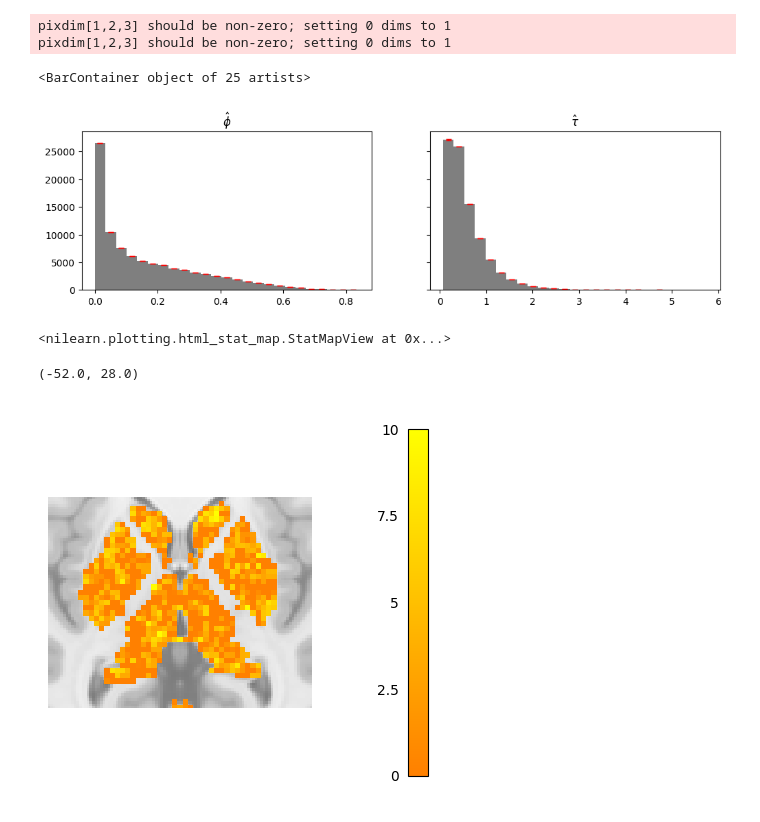
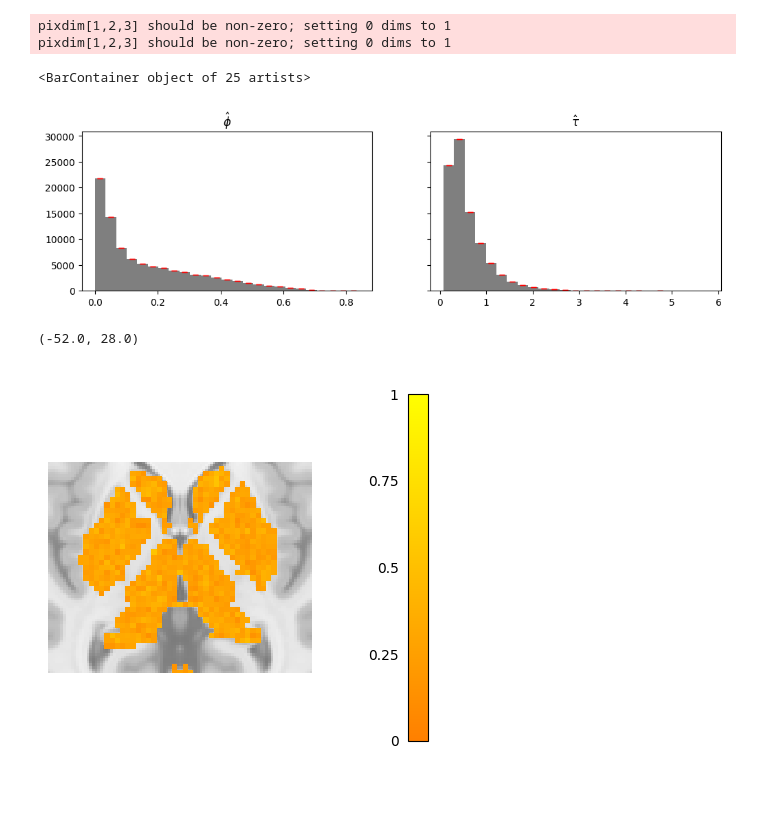
Before and after one commit to griegner/fmri-timescales, a Jupyter notebook: examples/hcp-cifti.ipynb, the cells around one changed output. Cells and saved outputs as stored; diff of their text form; code cells hidden in the pictures.

```diff
--- a/examples/hcp-cifti.ipynb
+++ b/examples/hcp-cifti.ipynb
@@ -8,29 +8,6 @@ from nilearn import plotting
 from statsmodels.regression.linear_model import OLS
 
 from src import timescale_utils
-
-
-def _fit_ols_hac(X, idx, maxlags):
-    ols_hac = OLS(X[idx, :-1], X[idx, 1:]).fit(cov_type="HAC", cov_kwds=dict(maxlags=maxlags))
-    return ols_hac.params, ols_hac.bse  # phi, se(phi)
-
-
-def estimate_timescales_hac(X, n_regions, maxlags=100, n_jobs=-2):
-    if X.shape[0] != n_regions:
-        raise ValueError("X should be in (n_regions, n_timepoints) form")
-
-    ols_hac_fits = Parallel(n_jobs=n_jobs)(
-        delayed(_fit_ols_hac)(X, idx, maxlags) for idx in range(n_regions)
-    )
-    phi, se_phi = zip(*ols_hac_fits)
-    phi, se_phi = np.ravel(phi), np.ravel(se_phi)
-
-    # phi to tau (timescale), and apply delta method to std errs
-    phi[phi <= 0] = 1e-6  # tau undefined for phi <= 0 !!! set tau to zero
-    tau = -1 / np.log(phi)
-    se_tau = (1 / (phi * np.log(phi) ** 2)) * se_phi
-
-    return {"phi": phi, "se(phi)": se_phi, "tau": tau, "se(tau)": se_tau}
 
 
 def cifti_to_volume(data, axis):
@@ -50,55 +27,47 @@ axis = cifti.header.get_axis(1)
 X = cifti.get_fdata(dtype=np.float32)
 X = (X - X.mean(axis=0)) / X.std(axis=0)
 
-X_ols = estimate_timescales_hac(X.T, X.shape[1])
+ols = timescale_utils.OLS(cov_estimator="newey-west", cov_n_lags=100, n_jobs=-1)
+estimates_ = ols.fit(X, X.shape[0])
 # %% [output]
 pixdim[1,2,3] should be non-zero; setting 0 dims to 1
 pixdim[1,2,3] should be non-zero; setting 0 dims to 1
 # %%
 # histogram and bin edges for "phi" and "tau"
-n_phi, bins_phi = np.histogram(X_ols["phi"], bins=25)
-n_tau, bins_tau = np.histogram(X_ols["tau"], bins=25)
+n_phi, bins_phi = np.histogram(estimates_["phi"], bins=25)
+n_tau, bins_tau = np.histogram(estimates_["tau"], bins=25)
 
 # standard errors for each bin for "phi" and "tau"
 se_phi = [
-    X_ols["se(phi)"][(X_ols["phi"] >= bins_phi[i]) & (X_ols["phi"] < bins_phi[i + 1])].mean()
+    estimates_["se(phi)"][
+        (estimates_["phi"] >= bins_phi[i]) & (estimates_["phi"] < bins_phi[i + 1])
+    ].mean()
     for i in range(len(bins_phi) - 1)
 ]
 se_tau = [
-    X_ols["se(tau)"][(X_ols["tau"] >= bins_tau[i]) & (X_ols["tau"] < bins_tau[i + 1])].mean()
+    estimates_["se(tau)"][
+        (estimates_["tau"] >= bins_tau[i]) & (estimates_["tau"] < bins_tau[i + 1])
+    ].mean()
     for i in range(len(bins_tau) - 1)
 ]
 
 fig, axs = plt.subplots(ncols=2, figsize=(12, 3), sharey=True)
 bar_kwargs = dict(color="k", alpha=0.5, ecolor="r", capsize=3)
 
 axs[0].set_title(r"$\hat\phi$")
 axs[0].bar(
     (bins_phi[:-1] + bins_phi[1:]) / 2, n_phi, width=np.diff(bins_phi), yerr=se_phi, **bar_kwargs
 )
 axs[1].set_title(r"$\hat\tau$")
 axs[1].bar(
     (bins_tau[:-1] + bins_tau[1:]) / 2, n_tau, width=np.diff(bins_tau), yerr=se_tau, **bar_kwargs
 )
 # %% [output]
 <BarContainer object of 25 artists>
-[figure, old version]
+[figure, new version]
-# %%
-tau_tstat = X_ols["tau"] / X_ols["se(tau)"]
-img = cifti_to_volume(tau_tstat, axis)
-
-plotting.view_img(
-    img,
-    colorbar=True,
-    annotate=False,
-    black_bg=False,
-    dim=2,
-    cmap="autumn",
-    vmax=10,
-)
-# %% [output]
-<nilearn.plotting.html_stat_map.StatMapView at 0x...>
 # %%
+img = cifti_to_volume(estimates_["tau"], axis)
+
 fig, ax = plt.subplots(figsize=(5, 5))
 
 plot = plotting.plot_stat_map(
@@ -110,11 +79,11 @@ plot = plotting.plot_stat_map(
     annotate=False,
     colorbar=True,
     cmap="autumn",
-    vmax=10,
+    vmax=1,
 )
 
 plot.axes[0].ax.set_xlim(-50, 50)
 plot.axes[0].ax.set_ylim(-52, 28)
 # %% [output]
 (-52.0, 28.0)
-[figure, old version]
+[figure, new version]
```
Also changed, not shown: parts of 2 cells of this notebook, 3 other files.
